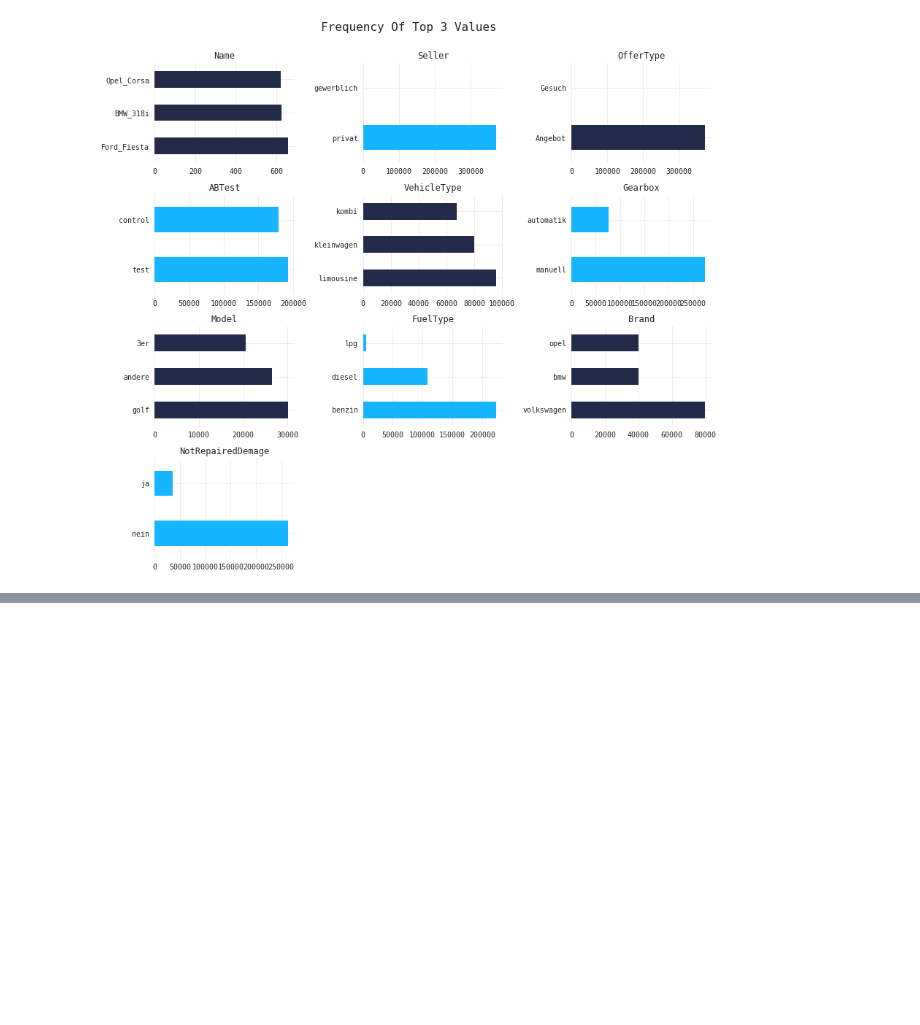
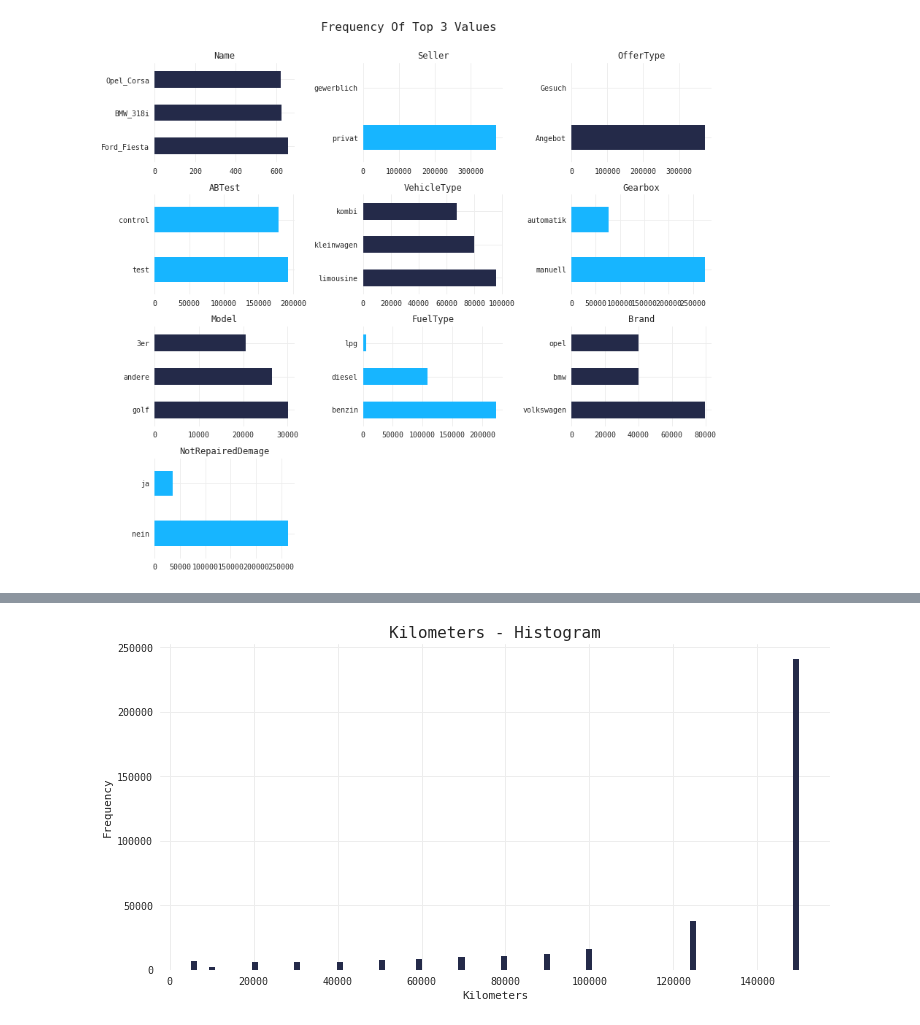
Before and after one commit to qu4ku/datasets-analysis, a Jupyter notebook: 005-used-cars-database.ipynb, the cells around one changed output, grey strips where cells are left out. Saved outputs shown, nothing was run; the diff lists cells and outputs as text; code cells hidden in the pictures; blank space fills up the shorter version.

```diff
--- a/005-used-cars-database.ipynb
+++ b/005-used-cars-database.ipynb
@@ -159,0 +171,7 @@ dtype: int64
+# %%
+plt.hist(df.KM, bins=100, color=MC);
+plt.title('Kilometers - Histogram');
+plt.xlabel('Kilometers')
+plt.ylabel('Frequency');
+# %% [output]
+[figure, added]
```
Also changed, not shown: parts of 12 cells of this notebook.
